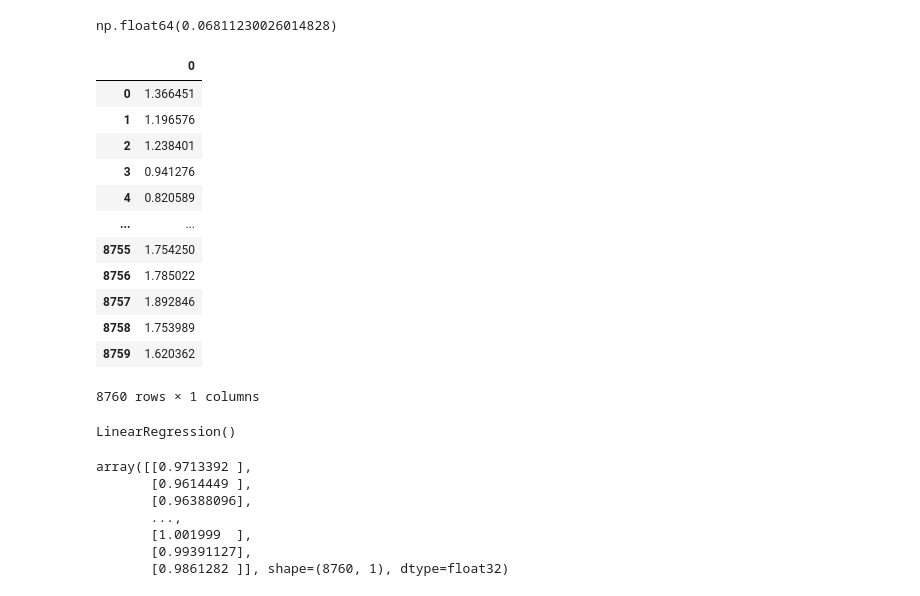
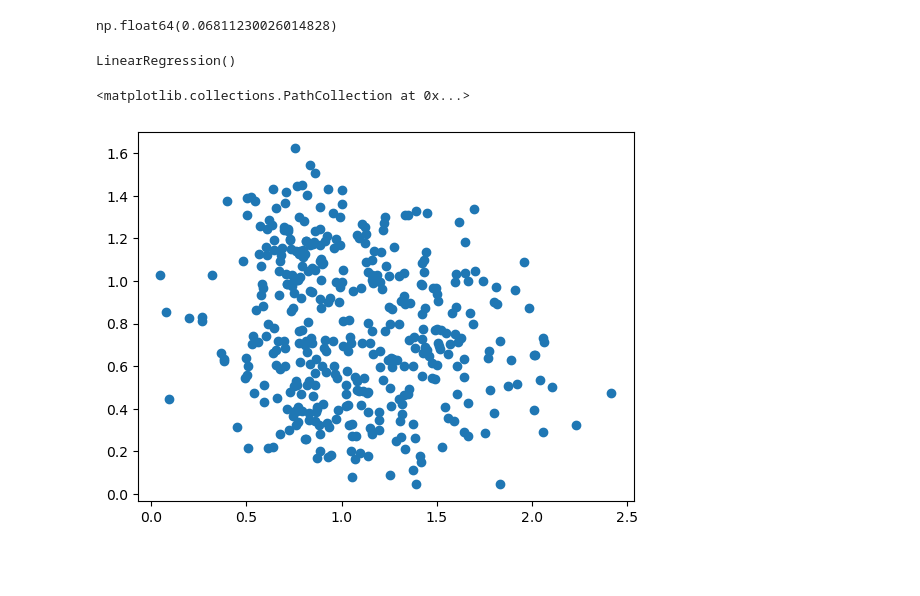
Before and after one commit to smartinezg2018/MCP, a Jupyter notebook: notebook.ipynb, the cells around one changed output. Drawn from its saved outputs; the diff is of its cells as text; code cells hidden in the pictures; blank space fills up the shorter version.

```diff
--- a/notebook.ipynb
+++ b/notebook.ipynb
@@ -92,34 +92,14 @@ y_training = np.sqrt(y_training['u10']*y_training['u10'] + y_training['v10']*y_t
 np.corrcoef(x_training,y_training)[0][1]
 # %% [output]
 np.float64(0.06811230026014828)
-# %%
-pd.DataFrame(x_training.to_numpy())
-# %% [output]
-|  | 0 |
-| 0 | 1.366451 |
-| 1 | 1.196576 |
-| 2 | 1.238401 |
-| 3 | 0.941276 |
-| 4 | 0.820589 |
-| ... | ... |
-| 8755 | 1.754250 |
-| 8756 | 1.785022 |
-| 8757 | 1.892846 |
-| 8758 | 1.753989 |
-| 8759 | 1.620362 |
-8760 rows × 1 columns
 # %%
 from sklearn.linear_model import LinearRegression
 from sklearn.preprocessing import StandardScaler
 # %% [output]
 LinearRegression()
-# %%
-model.predict(pd.DataFrame(x_training.to_numpy()))
-# %% [output]
-array([[0.9713392 ],
-       [0.9614449 ],
-       [0.96388096],
-       ...,
-       [1.001999  ],
-       [0.99391127],
-       [0.9861282 ]], shape=(8760, 1), dtype=float32)
+# %%
+import matplotlib.pyplot as plt
+plt.scatter(x_training[200:600],y_training[200:600])
+# %% [output]
+<matplotlib.collections.PathCollection at 0x...>
+[figure, added]
```
Also changed, not shown: 1 other file.
